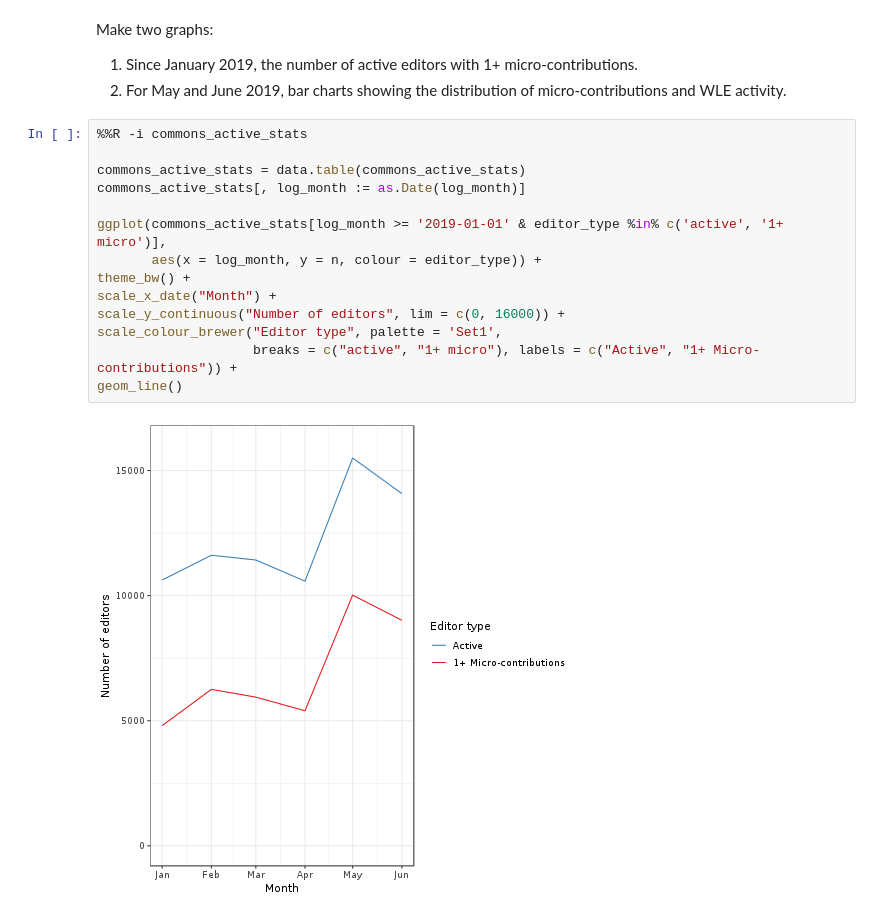
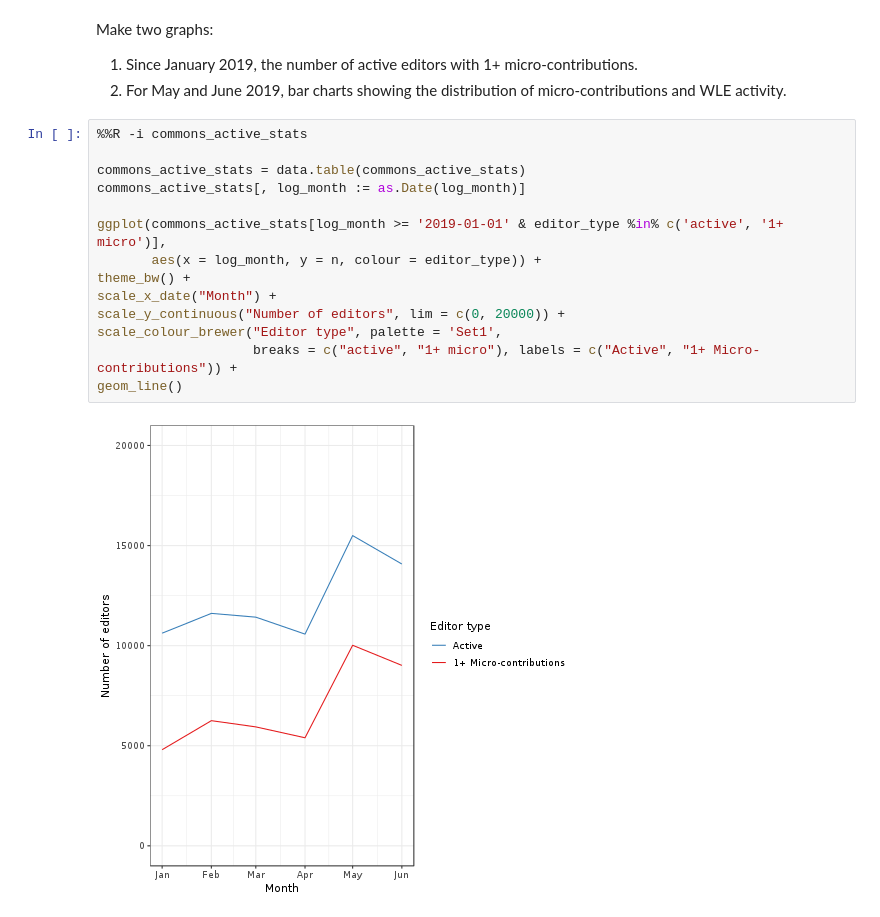
Before and after one commit to nettrom/Product-microcontributions-2019, a Jupyter notebook: active_editors.ipynb, the cells around one changed output. Drawn from its saved outputs; the diff is of its cells as text.

```diff
--- a/active_editors.ipynb
+++ b/active_editors.ipynb
@@ -912,19 +963,19 @@ Make two graphs:
 # %%
 %%R -i commons_active_stats
 
 commons_active_stats = data.table(commons_active_stats)
 commons_active_stats[, log_month := as.Date(log_month)]
 
 ggplot(commons_active_stats[log_month >= '2019-01-01' & editor_type %in% c('active', '1+ micro')],
        aes(x = log_month, y = n, colour = editor_type)) +
 theme_bw() +
 scale_x_date("Month") +
-scale_y_continuous("Number of editors", lim = c(0, 16000)) +
+scale_y_continuous("Number of editors", lim = c(0, 20000)) +
 scale_colour_brewer("Editor type", palette = 'Set1',
                     breaks = c("active", "1+ micro"), labels = c("Active", "1+ Micro-contributions")) +
 geom_line()
 # %% [output]
-[figure, old version]
+[figure, new version]
 # %%
 %%R -i micro_wle_agg_flat
 
```
Also changed, not shown: parts of 40 cells of this notebook, 7 other files.
